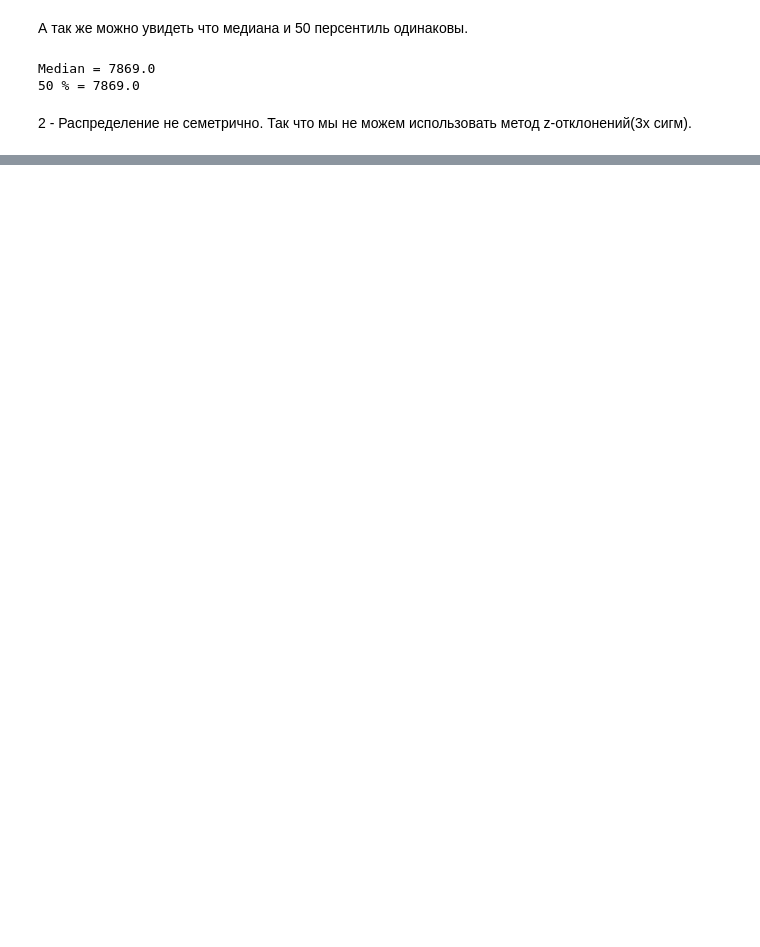
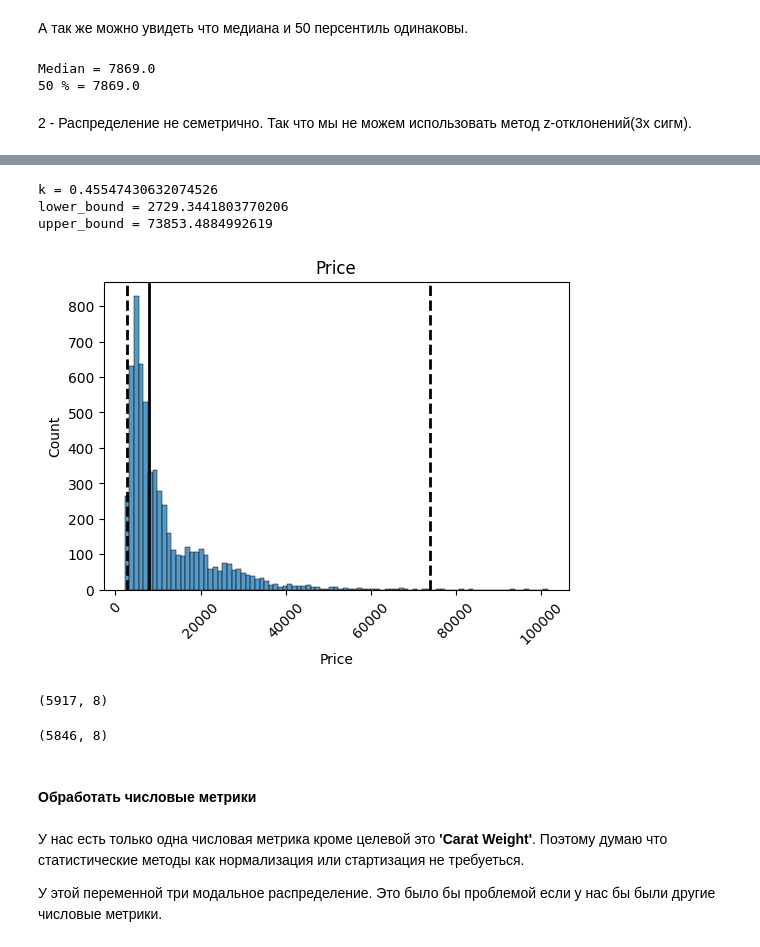
Before and after one commit to AibekDS/Diamonds-for-Sarah, a Jupyter notebook: Notebooks/main.ipynb, the cells around one changed output, grey strips where cells are left out. Saved outputs shown, nothing was run; the diff lists cells and outputs as text; code cells hidden in the pictures; blank space fills up the shorter version.

```diff
--- a/Notebooks/main.ipynb
+++ b/Notebooks/main.ipynb
@@ -256,0 +297,47 @@ _.axvline(temp_data['Price'].median() - 3*temp_data['Price'].std(),
+# %%
+# Создаем функцию для метода "Скорректированный интервал"
+def adjusted_interval_price(temp_data):
+    q2 = np.percentile(temp_data['Price'], 50)
+    q1 = np.percentile(temp_data['Price'], 25)
+    q3 = np.percentile(temp_data['Price'], 75)
+    iqr = q3 - q1
+
+    k = ((q3 - q2) - (q2 - q1))/(q3 - q1)
+    print(f"k = {k}")
+
+    if k >= 0:
+        lower_bound = q1 - 1.5 * (np.pow(np.e, (-4 * k))) * iqr
+        upper_bound = q3 + 1.5 * (np.pow(np.e, (3 * k))) * iqr
+    else:
+        lower_bound = q1 - 1.5 * (np.pow(np.e, (-3 * k))) * iqr
+        upper_bound = q3 + 1.5 * (np.pow(np.e, (4 * k))) * iqr
+
+    return lower_bound, upper_bound
+
+# Считываем нижнюю и верхнюю границу
+lower_bound, upper_bound = adjusted_interval_price(temp_data)
+
+# Визуализируем результат
+fig, _ = plt.subplots(1, 1, figsize=(6, 4))
+histplot = sns.histplot(data=temp_data, x = 'Price')
+histplot.xaxis.set_tick_params(rotation=45)
+histplot.set_title('Price')
+
+_.axvline(temp_data['Price'].median(), color='k', lw=2)
+_.axvline(lower_bound,
+          color='k', ls='--', lw=2)
+_.axvline(upper_bound,
+          color='k', ls='--', lw=2)
+
+print(f"lower_bound = {lower_bound}")
+print(f"upper_bound = {upper_bound}")
+# %% [output]
+k = 0.45547430632074526
+lower_bound = 2729.3441803770206
+upper_bound = 73853.4884992619
+[figure, added]
+# %%
+# Before
+temp_data.shape
+# %% [output]
+(5917, 8)
@@ -256,0 +347,11 @@ _.axvline(temp_data['Price'].median() - 3*temp_data['Price'].std(),
+# %%
+# After
+temp_data.shape
+# %% [output]
+(5846, 8)
+# %% [markdown]
+#### Обработать числовые метрики
+# %% [markdown]
+У нас есть только одна числовая метрика кроме целевой это **'Carat Weight'**. Поэтому думаю что статистические методы как нормализация или стартизация не требуеться.
+
+У этой переменной три модальное распределение. Это было бы проблемой если у нас бы были другие числовые метрики.
```
Also changed, not shown: parts of 21 cells of this notebook, 1 other file.
